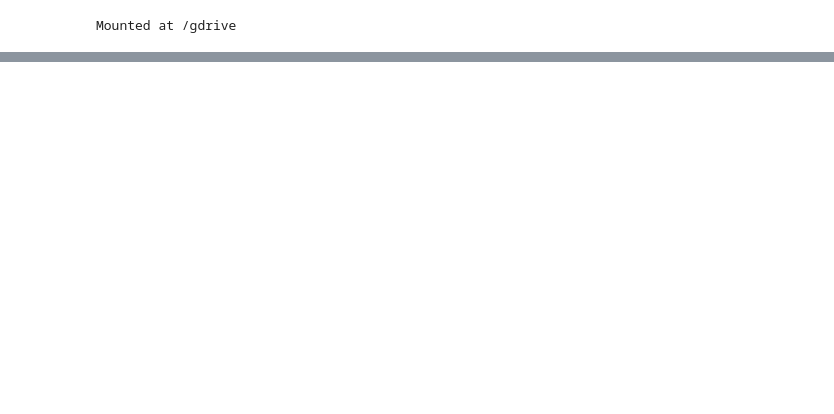
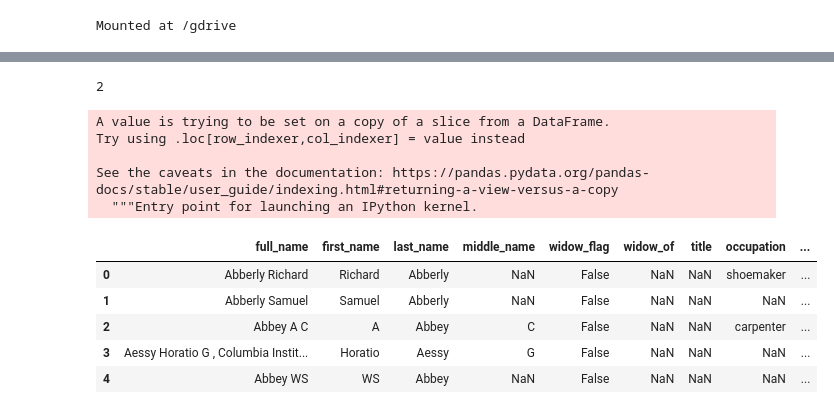
Before and after one commit to CenterForSpatialResearch/hnyc_standardize, a Jupyter notebook: Names/Name_Standardization.ipynb, the cells around one changed output, grey strips where cells are left out. Drawn from its saved outputs; the diff is of its cells as text; code cells hidden in the pictures; blank space fills up the shorter version.

Commit message:
names standardization

```diff
--- a/Names/Name_Standardization.ipynb
+++ b/Names/Name_Standardization.ipynb
@@ -134,0 +416,4 @@ try:
+# %%
+jellyfish.levenshtein_distance('Jenny', 'Bunny')
+# %% [output]
+2
@@ -134,0 +423,15 @@ try:
+# %%
+df_trial['similar_last'] = ''
+df_trial.head(5)
+# %% [output]
+A value is trying to be set on a copy of a slice from a DataFrame.
+Try using .loc[row_indexer,col_indexer] = value instead
+
+See the caveats in the documentation: https://pandas.pydata.org/pandas-docs/stable/user_guide/indexing.html#returning-a-view-versus-a-copy
+  """Entry point for launching an IPython kernel.
+|  | full_name | first_name | last_name | middle_name | widow_flag | widow_of | title | occupation | ... |
+| 0 | Abberly Richard | Richard | Abberly | NaN | False | NaN | NaN | shoemaker | ... |
+| 1 | Abberly Samuel | Samuel | Abberly | NaN | False | NaN | NaN | NaN | ... |
+| 2 | Abbey A C | A | Abbey | C | False | NaN | NaN | carpenter | ... |
+| 3 | Aessy Horatio G , Columbia Instit... | Horatio | Aessy | G | False | NaN | NaN | NaN | ... |
+| 4 | Abbey WS | WS | Abbey | NaN | False | NaN | NaN | NaN | ... |
```
Also changed, not shown: parts of 99 cells of this notebook.
